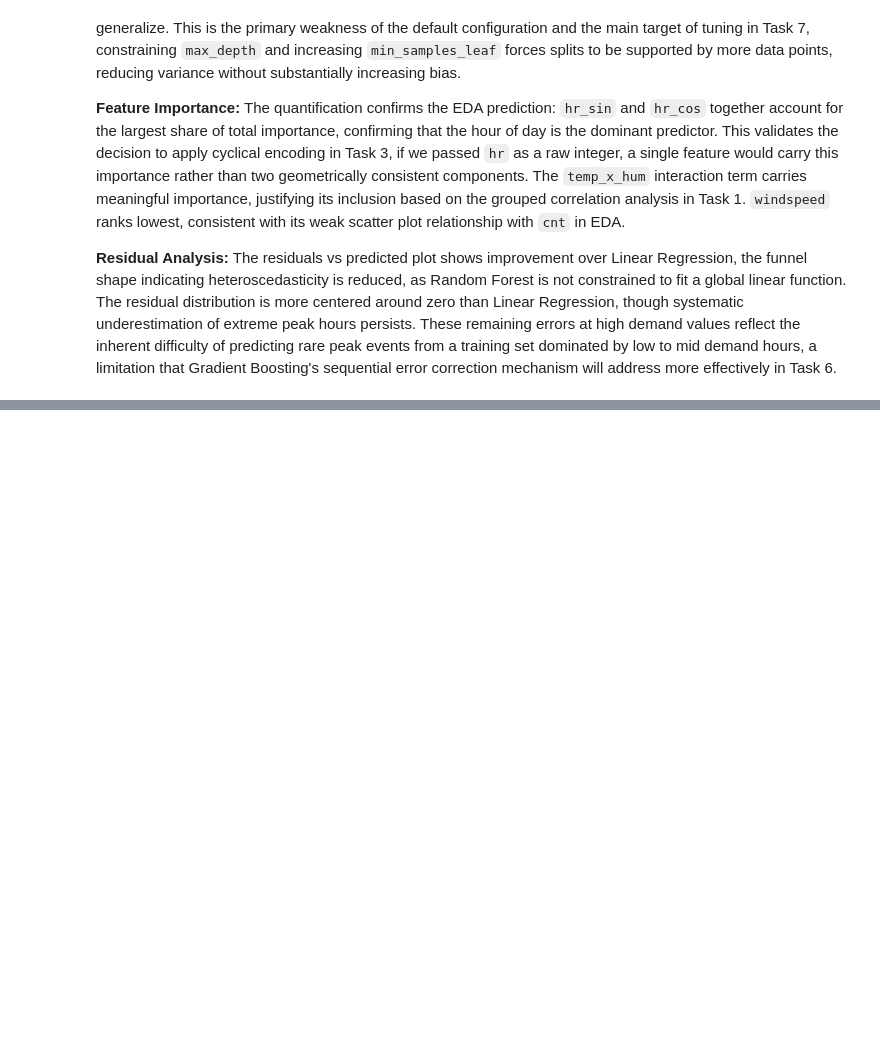
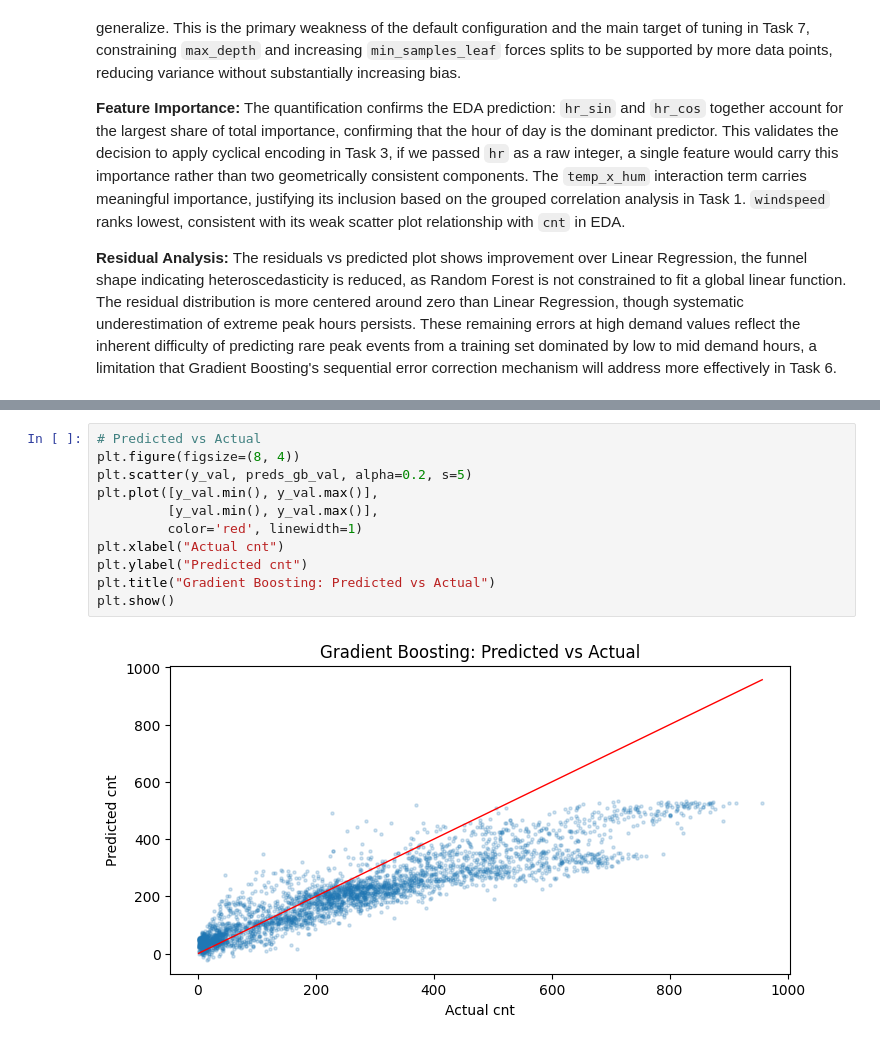
Before and after one commit to adakoieu2024-collab/ml-assignment2, a Jupyter notebook: assignment_2_Alesia_Dako.ipynb, the cells around one changed output, grey strips where cells are left out. Cells and saved outputs as stored; diff of their text form; blank space fills up the shorter version.

```diff
--- a/assignment_2_Alesia_Dako.ipynb
+++ b/assignment_2_Alesia_Dako.ipynb
@@ -922,0 +1036,13 @@ address more effectively in Task 6.
+# %%
+# Predicted vs Actual
+plt.figure(figsize=(8, 4))
+plt.scatter(y_val, preds_gb_val, alpha=0.2, s=5)
+plt.plot([y_val.min(), y_val.max()],
+         [y_val.min(), y_val.max()],
+         color='red', linewidth=1)
+plt.xlabel("Actual cnt")
+plt.ylabel("Predicted cnt")
+plt.title("Gradient Boosting: Predicted vs Actual")
+plt.show()
+# %% [output]
+[figure, added]
```
Also changed, not shown: parts of 23 cells of this notebook.
